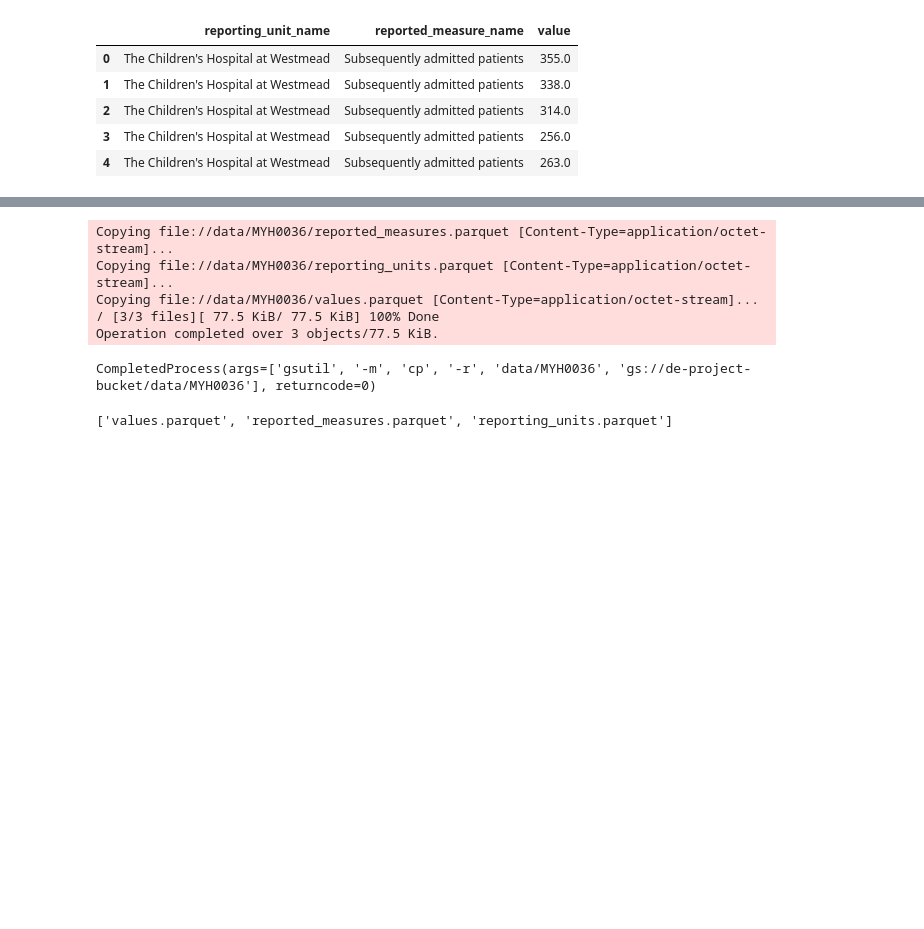
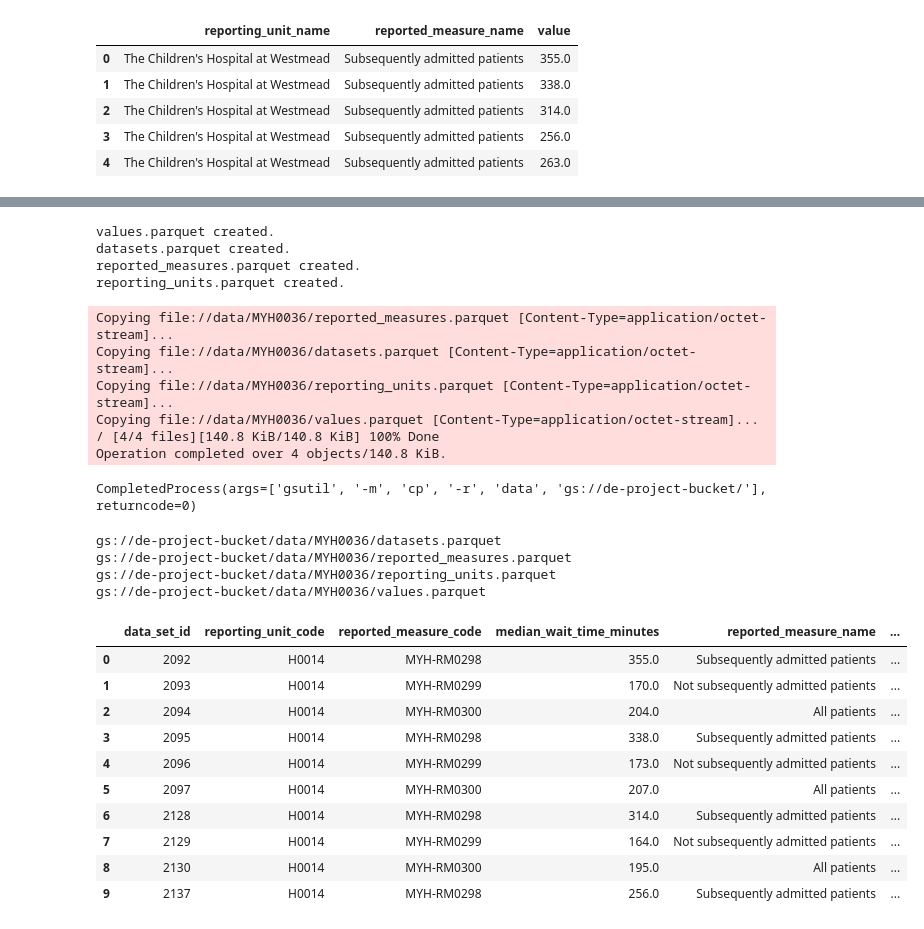
Before and after one commit to kelvinyrb/de-project, a Jupyter notebook: playground.ipynb, the cells around one changed output, grey strips where cells are left out. Saved outputs shown, nothing was run; the diff lists cells and outputs as text; code cells hidden in the pictures; blank space fills up the shorter version.

```diff
--- a/playground.ipynb
+++ b/playground.ipynb
@@ -222,35 +231,71 @@ if not os.path.exists(measure_path):
 for df in df_list:
     file_path = os.path.join(f'{LOCAL_BASE_PATH}/{measure_name}', f'{df.name}.parquet')
     df.to_parquet(file_path)
+    print(f'{df.name}.parquet', 'created.')
+# %% [output]
+values.parquet created.
+datasets.parquet created.
+reported_measures.parquet created.
+reporting_units.parquet created.
 # %%
 # LOAD PARQUET FILES TO GCS
 import subprocess
-subprocess.run(['gsutil', '-m', 'cp', '-r', measure_path, f'gs://{bucket_name}/{measure_path}'])
+subprocess.run(['gsutil', '-m', 'cp', '-r', LOCAL_BASE_PATH, f'gs://{bucket_name}/'])
 # %% [output]
 Copying file://data/MYH0036/reported_measures.parquet [Content-Type=application/octet-stream]...
+Copying file://data/MYH0036/datasets.parquet [Content-Type=application/octet-stream]...
 Copying file://data/MYH0036/reporting_units.parquet [Content-Type=application/octet-stream]...
 Copying file://data/MYH0036/values.parquet [Content-Type=application/octet-stream]...
-/ [3/3 files][ 77.5 KiB/ 77.5 KiB] 100% Done
-Operation completed over 3 objects/77.5 KiB.
+/ [4/4 files][140.8 KiB/140.8 KiB] 100% Done
+Operation completed over 4 objects/140.8 KiB.
-CompletedProcess(args=['gsutil', '-m', 'cp', '-r', 'data/MYH0036', 'gs://de-project-bucket/data/MYH0036'], returncode=0)
+CompletedProcess(args=['gsutil', '-m', 'cp', '-r', 'data', 'gs://de-project-bucket/'], returncode=0)
+# %%
+# CREATE SPARK DFs FROM GCS FILES AND JOIN
+command = ['gsutil', 'ls', f'gs://{bucket_name}/{measure_path}/']
+output = subprocess.check_output(command).decode().split('\n')
+for line in output:
+    if line.strip():
+        print(line.strip())
+df_values = spark.read.parquet(f'gs://{bucket_name}/{measure_path}/values.parquet')
+df_reported_measures = spark.read.parquet(f'gs://{bucket_name}/{measure_path}/reported_measures.parquet')
+df_reporting_units = spark.read.parquet(f'gs://{bucket_name}/{measure_path}/reporting_units.parquet')
+df_datasets = spark.read.parquet(f'gs://{bucket_name}/{measure_path}/datasets.parquet')
+df_join = df_values.join(df_reported_measures, on=['reported_measure_code'], how='inner')
+df_join = df_join.join(df_reporting_units, on=['reporting_unit_code'], how='inner')
+df_join = df_join.join(df_datasets, on=['data_set_id'], how='inner')
+# %% [output]
+gs://de-project-bucket/data/MYH0036/datasets.parquet
+gs://de-project-bucket/data/MYH0036/reported_measures.parquet
+gs://de-project-bucket/data/MYH0036/reporting_units.parquet
+gs://de-project-bucket/data/MYH0036/values.parquet
+# %%
+from pyspark.sql.functions import floor, col, expr, from_unixtime, concat, concat_ws, lit, hour, minute, year
+df_join = df_join.withColumnRenamed('value', 'median_wait_time_minutes')
+# df_join = df_join.withColumn('median_wait_time', from_unixtime(expr('floor(value / 60) * 3600 + (value % 60) * 60')))
+# df_join = df_join.withColumn('median_wait_time', concat(hour('median_wait_time'), lit('h'), minute('median_wait_time'), lit('m')))
+df_join = df_join.withColumn('year', concat_ws('-', year('reporting_start_date'), year('reporting_end_date')))
+# %%
+df_join.limit(10).toPandas()
+# %% [output]
+|  | data_set_id | reporting_unit_code | reported_measure_code | median_wait_time_minutes | reported_measure_name | ... |
+| 0 | 2092 | H0014 | MYH-RM0298 | 355.0 | Subsequently admitted patients | ... |
+| 1 | 2093 | H0014 | MYH-RM0299 | 170.0 | Not subsequently admitted patients | ... |
+| 2 | 2094 | H0014 | MYH-RM0300 | 204.0 | All patients | ... |
+| 3 | 2095 | H0014 | MYH-RM0298 | 338.0 | Subsequently admitted patients | ... |
+| 4 | 2096 | H0014 | MYH-RM0299 | 173.0 | Not subsequently admitted patients | ... |
+| 5 | 2097 | H0014 | MYH-RM0300 | 207.0 | All patients | ... |
+| 6 | 2128 | H0014 | MYH-RM0298 | 314.0 | Subsequently admitted patients | ... |
+| 7 | 2129 | H0014 | MYH-RM0299 | 164.0 | Not subsequently admitted patients | ... |
+| 8 | 2130 | H0014 | MYH-RM0300 | 195.0 | All patients | ... |
+| 9 | 2137 | H0014 | MYH-RM0298 | 256.0 | Subsequently admitted patients | ... |
 # %%
-# JOIN SPARK DFs AND WRITE TO BIGQUERY
-file_list = []
-for df in df_list:
-    file_list.append(f'{df.name}.parquet')
-print(file_list)
+# DELETE TABLE IF EXISTS
+project_id = 'de-zoomcamp-project-377704'
+table_id = 'median_wait_time'
+subprocess.run(['bq', 'rm', '-f', f'{project_id}:{measure_name}.{table_id}'])
 
-df_values = spark.read.parquet(f'gs://{bucket_name}/{measure_path}/values.parquet')
-df_reported_measures = spark.read.parquet(f'gs://{bucket_name}/{measure_path}/reported_measures.parquet')
-df_reporting_units = spark.read.parquet(f'gs://{bucket_name}/{measure_path}/reporting_units.parquet')
-
-df_join = df_values.join(df_reported_measures, on=['reported_measure_code'], how='inner')
-df_join = df_join.join(df_reporting_units, on=['reporting_unit_code'], how='inner')
-
-output_table = f'{measure_name}.median_wait_time'
+# WRITE TO BIGQUERY
 df_join.write.format('bigquery') \
-    .option('table', output_table) \
     .mode('overwrite') \
+    .option('table', f'{measure_name}.{table_id}') \
     .save()
-# %% [output]
-['values.parquet', 'reported_measures.parquet', 'reporting_units.parquet']
```
Also changed, not shown: parts of 8 cells of this notebook.
